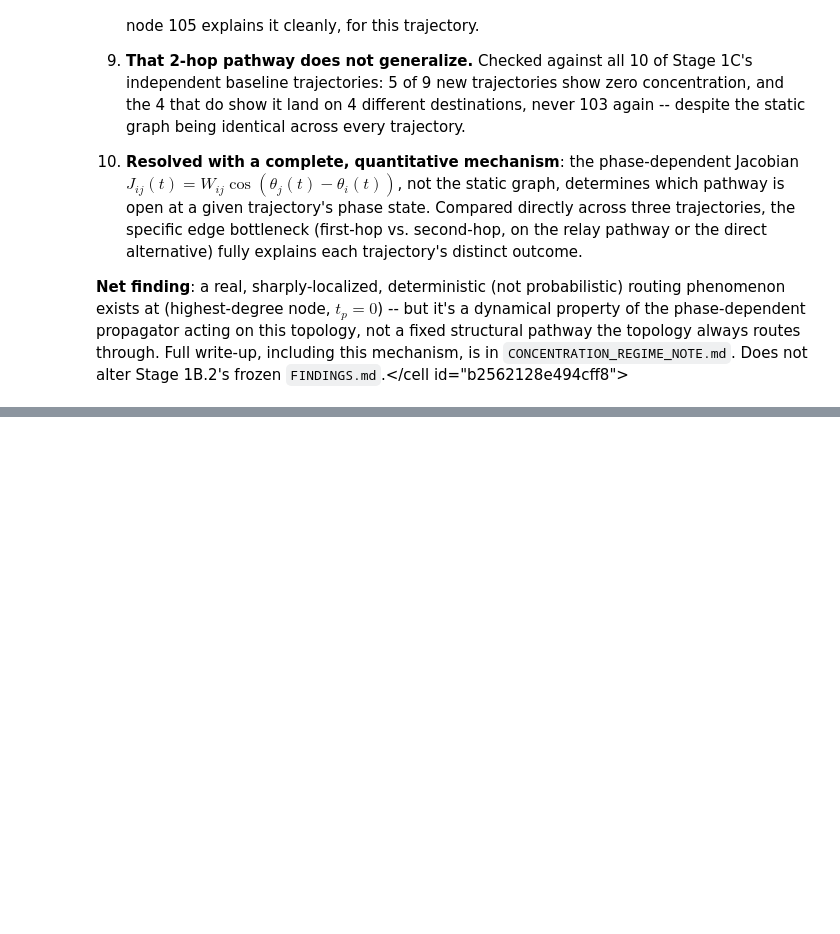
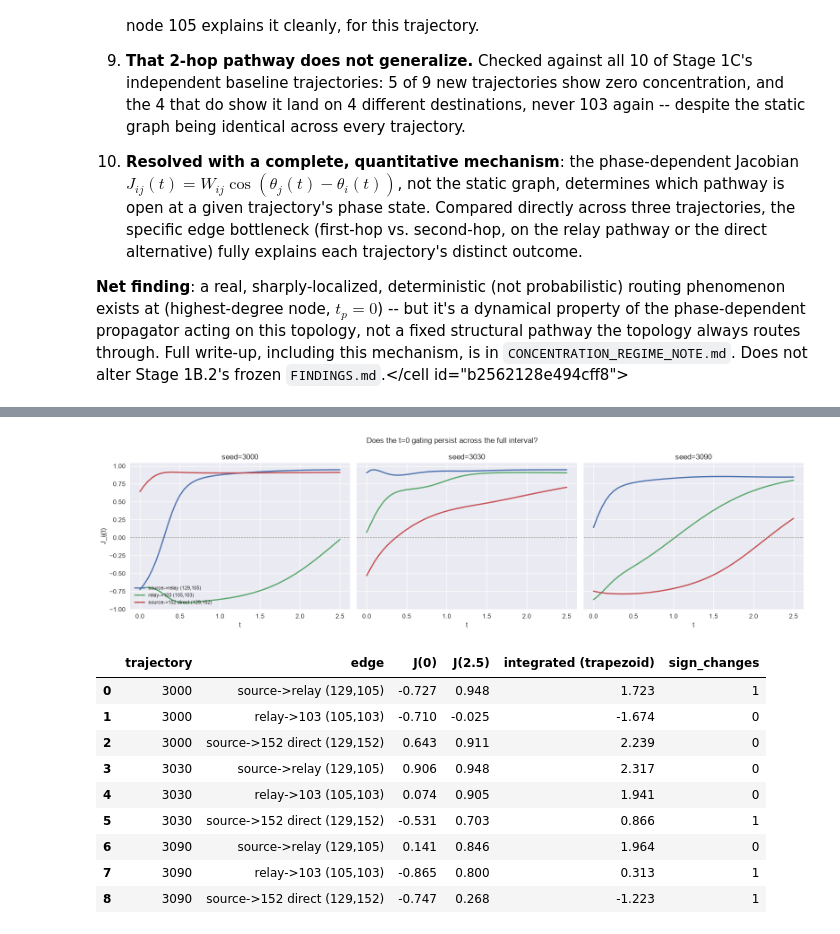
Before and after one commit to danbarua/bonsai-2026, a Jupyter notebook: experiments/stage1b2_structured_transformation/concentration_regime_notebook.ipynb, the cells around one changed output, grey strips where cells are left out. Drawn from its saved outputs; the diff is of its cells as text; code cells hidden in the pictures; blank space fills up the shorter version.

Commit message:
Expand concentration regime notebook: analyze persistence of initial-state gating across the full interval; clarify time-varying dynamics and integrate updated plots.

```diff
--- a/experiments/stage1b2_structured_transformation/concentration_regime_notebook.ipynb
+++ b/experiments/stage1b2_structured_transformation/concentration_regime_notebook.ipynb
@@ -567,0 +598,67 @@ jacobian_comparison
+# %%
+from scipy.integrate import solve_ivp
+
+STAGE1B2_RTOL, STAGE1B2_ATOL, STAGE1B2_MAX_STEP = 1e-6, 1e-8, 0.05
+
+def theta_time_course(baseline_seed, replica_idx=0, t_eval=None):
+    """Re-integrates the theta-only dynamics forward from the replica's own
+    initial state at t_p=0 (NOT the raw unperturbed reference -- includes
+    the small nearby-state offset actually used as the trial's real initial
+    condition). This is a genuine ODE solve (disclosed in the markdown above),
+    but only the n=505-dim theta system, not the full 2n tangent system."""
+    if t_eval is None:
+        t_eval = np.linspace(0, 2.5, 51)
+    replica_state = reconstruct_theta_at_tp0(baseline_seed, replica_idx)
+
+    def rhs(t, theta):
+        diff = theta[None, :] - theta[:, None]
+        return np.sum(T * np.sin(diff), axis=1)
+
+    sol = solve_ivp(rhs, (0, 2.5), replica_state, method="RK45",
+                     rtol=STAGE1B2_RTOL, atol=STAGE1B2_ATOL, max_step=STAGE1B2_MAX_STEP,
+                     t_eval=t_eval)
+    return sol.t, sol.y  # sol.y shape: (n_nodes, n_times)
+
+t_eval = np.linspace(0, 2.5, 51)
+edge_pairs = [(129, 105, "source->relay (129,105)"), (105, 103, "relay->103 (105,103)"), (129, 152, "source->152 direct (129,152)")]
+
+fig, axes = plt.subplots(1, 3, figsize=(16, 4.5), sharey=True)
+integrated_exposure = []
+
+for ax, seed in zip(axes, [3000, 3030, 3090]):
+    t_arr, theta_arr = theta_time_course(seed)
+    for i, j, label in edge_pairs:
+        J_t = T[i, j] * np.cos(theta_arr[j, :] - theta_arr[i, :])
+        ax.plot(t_arr, J_t, label=label, linewidth=2)
+        integrated_exposure.append({
+            "trajectory": seed, "edge": label,
+            "J(0)": round(float(J_t[0]), 3),
+            "J(2.5)": round(float(J_t[-1]), 3),
+            "integrated (trapezoid)": round(float(np.trapezoid(J_t, t_arr)), 3),
+            "sign_changes": int(np.sum(np.diff(np.sign(J_t)) != 0)),
+        })
+    ax.axhline(0, color="gray", linewidth=0.8, linestyle="--")
+    ax.set_title(f"seed={seed}")
+    ax.set_xlabel("t")
+
+axes[0].set_ylabel("J_ij(t)")
+axes[0].legend(fontsize=8, loc="lower left")
+plt.suptitle("Does the t=0 gating persist across the full interval?")
+plt.tight_layout()
+plt.show()
+
+print()
+exposure_df = pd.DataFrame(integrated_exposure)
+exposure_df
+# %% [output]
+[figure, added]
+|  | trajectory | edge | J(0) | J(2.5) | integrated (trapezoid) | sign_changes |
+| 0 | 3000 | source->relay (129,105) | -0.727 | 0.948 | 1.723 | 1 |
+| 1 | 3000 | relay->103 (105,103) | -0.710 | -0.025 | -1.674 | 0 |
+| 2 | 3000 | source->152 direct (129,152) | 0.643 | 0.911 | 2.239 | 0 |
+| 3 | 3030 | source->relay (129,105) | 0.906 | 0.948 | 2.317 | 0 |
+| 4 | 3030 | relay->103 (105,103) | 0.074 | 0.905 | 1.941 | 0 |
+| 5 | 3030 | source->152 direct (129,152) | -0.531 | 0.703 | 0.866 | 1 |
+| 6 | 3090 | source->relay (129,105) | 0.141 | 0.846 | 1.964 | 0 |
+| 7 | 3090 | relay->103 (105,103) | -0.865 | 0.800 | 0.313 | 1 |
+| 8 | 3090 | source->152 direct (129,152) | -0.747 | 0.268 | -1.223 | 1 |
```
Also changed, not shown: parts of 1 cell of this notebook.
